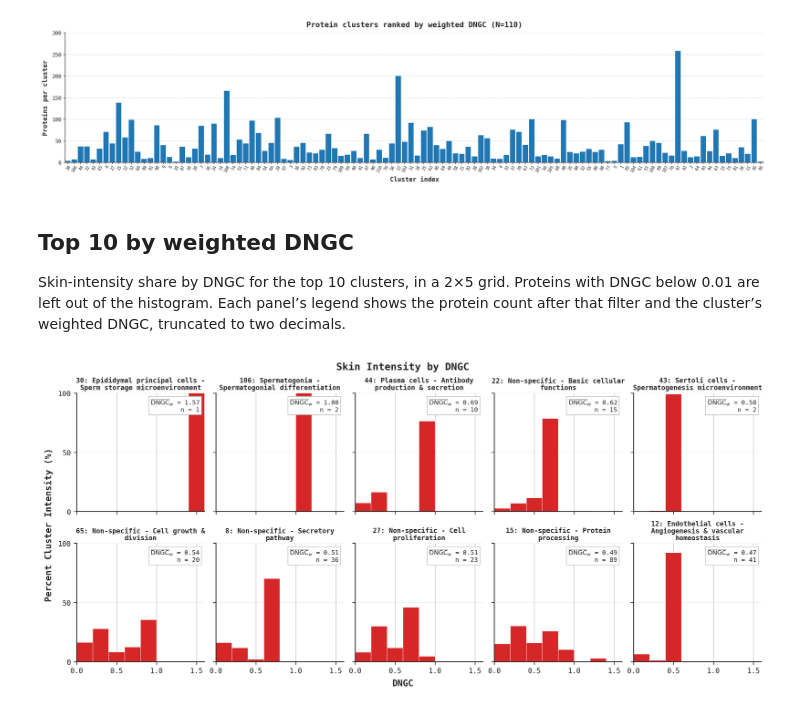
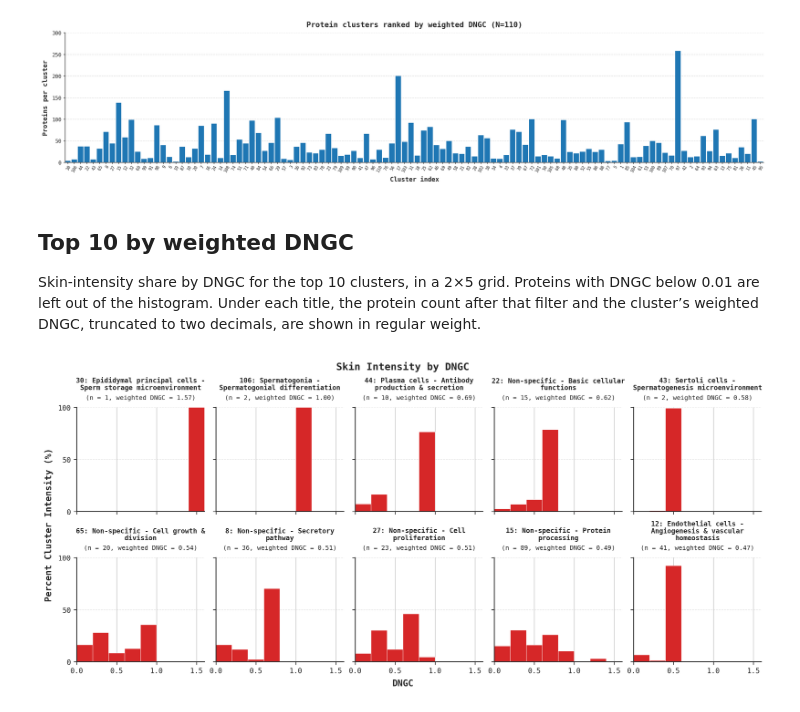
Before and after one commit to KYinXu/Peptide-Anti-microbial-Properties-Prediction, a Jupyter notebook: notebooks/skin_clusters/final_presentation_figures.ipynb, the cells around one changed output. Drawn from its saved outputs; the diff is of its cells as text; code cells hidden in the pictures.

Commit message:
Plot with subtitle

```diff
--- a/notebooks/skin_clusters/final_presentation_figures.ipynb
+++ b/notebooks/skin_clusters/final_presentation_figures.ipynb
@@ -320,7 +320,7 @@ plot_cluster_size_counts(
 # %% [markdown]
 ## Top 10 by weighted DNGC
 
-Skin-intensity share by DNGC for the top 10 clusters, in a 2×5 grid. Proteins with DNGC below 0.01 are left out of the histogram. Each panel’s legend shows the protein count after that filter and the cluster’s weighted DNGC, truncated to two decimals.
+Skin-intensity share by DNGC for the top 10 clusters, in a 2×5 grid. Proteins with DNGC below 0.01 are left out of the histogram. Under each title, the protein count after that filter and the cluster’s weighted DNGC, truncated to two decimals, are shown in regular weight.
 # %%
 import textwrap
 import matplotlib.pyplot as plt
@@ -384,27 +384,9 @@ def truncated_decimals(value: float, places: int = 2) -> str:
     return f"{truncated:.{places}f}"
 
 
-def add_post_filter_count(ax, count: int, weighted_dngc: float) -> None:
-    legend = ax.legend(
-        [plt.Line2D([], [], linestyle="none")],
-        [f"$\\overline{{\\mathrm{{DNGC}}}}_w$ = {truncated_decimals(weighted_dngc)}\nn = {count}"],
-        loc="upper right",
-        frameon=True,
-        fancybox=False,
-        framealpha=1.0,
-        facecolor="white",
-        edgecolor="#b3b3b3",
-        fontsize=7.5,
-        handlelength=0,
-        handletextpad=0,
-        borderpad=0.3,
-        alignment="right",
-    )
-    frame = legend.get_frame()
-    frame.set_linewidth(0.6)
-    frame.set_alpha(1.0)
-    for text in legend.get_texts():
-        text.set_multialignment("right")
+def panel_stats(count: int, weighted_dngc: float) -> str:
+    score = truncated_decimals(weighted_dngc)
+    return f"(n = {count}, weighted DNGC = {score})"
 
 
 def plot_top_dngc_histograms(
@@ -428,7 +410,7 @@ def plot_top_dngc_histograms(
     )
     ax_list = np.atleast_1d(axes).ravel()
 
-    for ax, grp, score in zip(ax_list, groups, scores):
+    for ax, grp in zip(ax_list, groups):
         # Spines and grid styling
         ax.set_axisbelow(True)
         ax.spines["top"].set_visible(False)
@@ -454,44 +436,55 @@ def plot_top_dngc_histograms(
         else:
             ax.text(0.5, 0.5, "No signal", ha="center", va="center", transform=ax.transAxes, fontsize=8.5, color="#666666")
 
-        add_post_filter_count(ax, len(grp), score)
-
     # Title wrapping
     fig.canvas.draw()
     title_size = 8
-    for ax, name in zip(ax_list, names):
+    for ax, name, grp, score in zip(ax_list, names, groups, scores):
         ax.set_title(
             clean_cluster_title(name, characters_across(ax, title_size)),
             fontsize=title_size,
             fontweight="bold",
             linespacing=1.05,
-            pad=4,
+            pad=21,
+        )
+        ax.annotate(
+            panel_stats(len(grp), score),
+            xy=(0.5, 1.0),
+            xycoords="axes fraction",
+            xytext=(0, 8),
+            textcoords="offset points",
+            ha="center",
+            va="bottom",
+            fontsize=7.5,
+            fontfamily="monospace",
+            fontweight="normal",
+            annotation_clip=False,
         )
 
     # Restrict y-axis back to exactly [0, 100]
     ax_list[0].set_ylim(0.0, 100.0)
     ax_list[0].set_yticks([0, 50, 100])
 
     # X-axis ticks
     ax_list[0].set_xlim(float(bins[0]), float(bins[-1]))
     histogram_end = float(bins[-1])
     histogram_ticks = 0.5 * np.arange(int(np.floor(histogram_end / 0.5 + 1e-9)) + 1)
     ax_list[0].set_xticks(histogram_ticks)
 
     for ax in ax_list[len(names):]:
         ax.set_visible(False)
 
     fig.suptitle("Skin Intensity by DNGC", fontsize=12, fontweight="bold")
     fig.supxlabel("DNGC", fontsize=10.5, fontweight="bold")
     fig.supylabel("Percent Cluster Intensity (%)", fontsize=10.5, fontweight="bold")
     plt.show()
 
 
 # Execution
 top_names = weighted_cluster_sizes[CLUSTER_COL].head(N_ROWS * N_COLS).tolist()
 top_groups = prepare_cluster_data(profiles, top_names)
 score_by_name = weighted_cluster_sizes.set_index(CLUSTER_COL)["weighted_dngc"]
 top_scores = [float(score_by_name.get(name, np.nan)) for name in top_names]
 plot_top_dngc_histograms(top_names, top_groups, top_scores)
 # %% [output]
-[figure, old version]
+[figure, new version]
```
